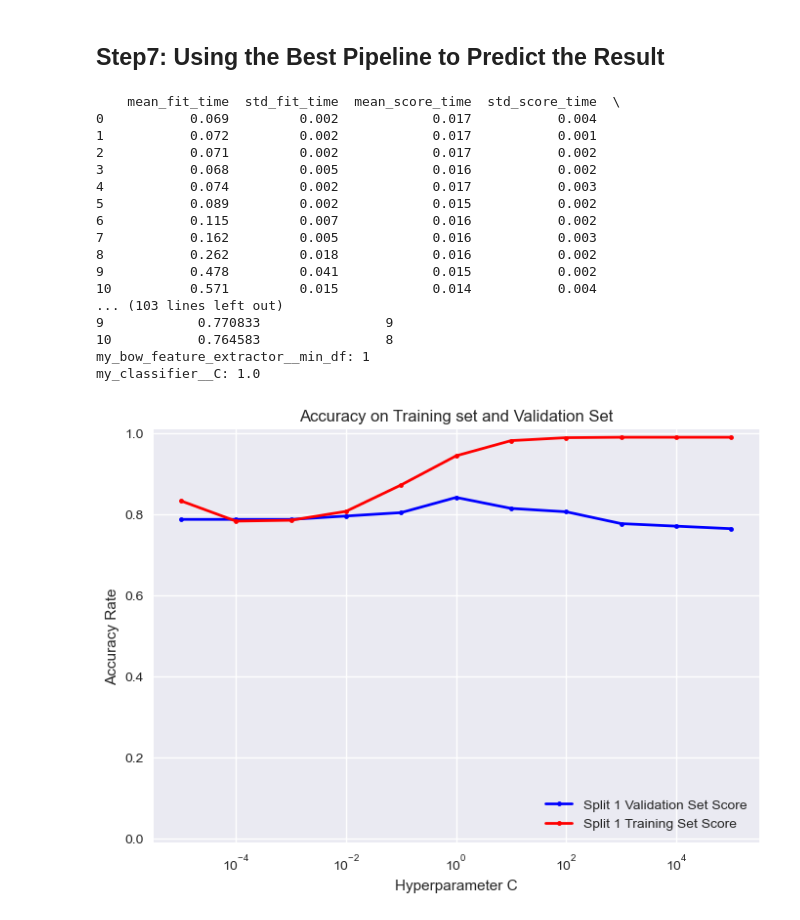
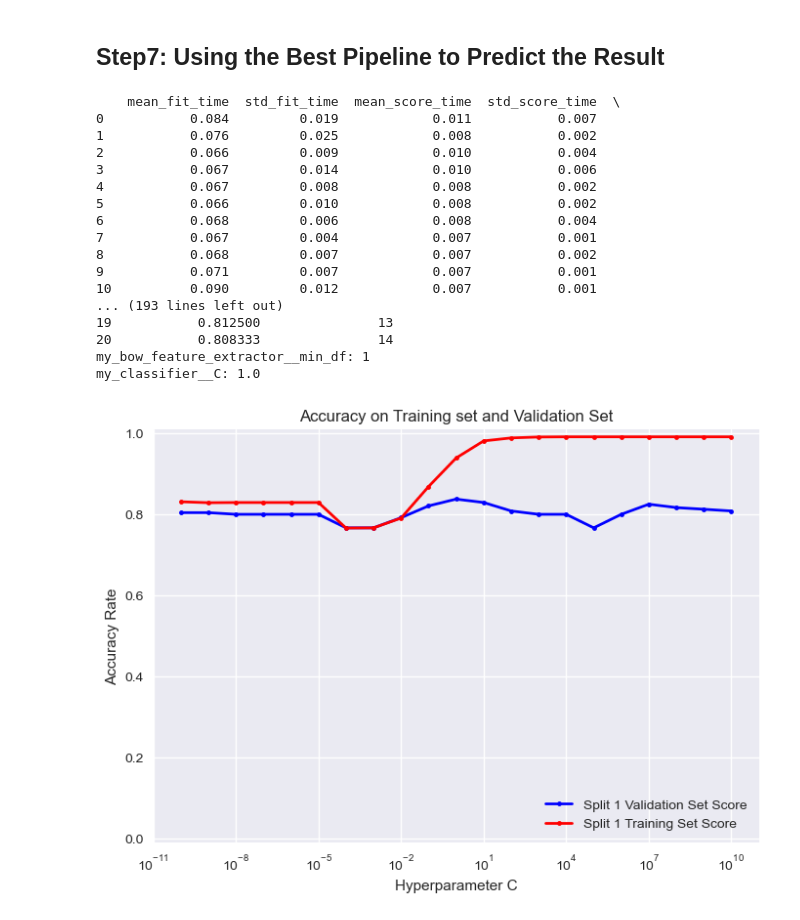
Before and after one commit to shigureTufts/CS135_ProjectA, a Jupyter notebook: wokring_notebook.ipynb, the cells around one changed output. Saved outputs shown, nothing was run; the diff lists cells and outputs as text; code cells hidden in the pictures.

```diff
--- a/wokring_notebook.ipynb
+++ b/wokring_notebook.ipynb
@@ -436,7 +436,7 @@ my_bow_classifier_pipeline_2 = sklearn.pipeline.Pipeline([
 
 my_parameter_grid_by_name_2 = dict()
 my_parameter_grid_by_name_2['my_bow_feature_extractor__min_df'] = [1]
-my_parameter_grid_by_name_2['my_classifier__C'] = np.logspace(-5, 5, 11)
+my_parameter_grid_by_name_2['my_classifier__C'] = np.logspace(-10, 10, 21)
 # my_parameter_grid_by_name_2['my_bow_feature_extractor__max_df'] = [0.5, 0.7, 0.9, 1.0]
 # my_parameter_grid_by_name_2['my_bow_feature_extractor__ngram_range'] = [(1,1), (1,2), (1,3)]
 
@@ -450,7 +450,7 @@ grid_searcher_2 = sklearn.model_selection.GridSearchCV(
     my_bow_classifier_pipeline_2,
     my_parameter_grid_by_name_2,
     scoring='accuracy',
-    cv=5,
+    cv=10,
     refit=False,
     return_train_score=True,
     n_jobs=-1
@@ -475,48 +475,48 @@ plt.plot(gsearch_results_df_2['param_my_classifier__C'], gsearch_results_df_2['s
          '.-', color='r', lw=2, label='Split 1 Training Set Score')
 # plt.plot(gsearch_results_df_2['param_my_classifier__C'], gsearch_results_df_2['split2_test_score'],
 #          '.-', color='y', lw=2, label='Split 3 Validation Set Score')
 # plt.plot(gsearch_results_df_2['param_my_classifier__C'], gsearch_results_df_2['split3_test_score'],
 #          '.-', color='g', lw=2, label='Split 4 Validation Set Score')
 # plt.plot(gsearch_results_df_2['param_my_classifier__C'], gsearch_results_df_2['split4_test_score'],
 #          '.-', color='orange', lw=2, label='Split 5 Validation Set Score')
 # plt.plot(gsearch_results_df_2['param_my_classifier__C'], gsearch_results_df_2['mean_test_score'],
 #          '*-', color='black', lw=2, label='Mean Value of Validation Set Scores')
 
 
 plt.xscale("log")
 
 
 plt.title("Accuracy on Training set and Validation Set");
 plt.xlabel('Hyperparameter C');
 plt.ylabel('Accuracy Rate');
 plt.legend(loc='lower right');
 B = 0.01
 
 
 # plt.xlim([0 - B, 1 + B]);
 plt.ylim([0 - B, 1 + B]);
 
 for param_name in sorted(my_parameter_grid_by_name_2.keys()):
     print("%s: %r" % (param_name, grid_searcher_2.best_params_[param_name]))
 # %% [output]
     mean_fit_time  std_fit_time  mean_score_time  std_score_time  \
-0           0.069         0.002            0.017           0.004
-1           0.072         0.002            0.017           0.001
-2           0.071         0.002            0.017           0.002
-3           0.068         0.005            0.016           0.002
-4           0.074         0.002            0.017           0.003
-5           0.089         0.002            0.015           0.002
-6           0.115         0.007            0.016           0.002
-7           0.162         0.005            0.016           0.003
-8           0.262         0.018            0.016           0.002
-9           0.478         0.041            0.015           0.002
-10          0.571         0.015            0.014           0.004
-... (103 lines left out)
-9            0.770833                9
-10           0.764583                8
+0           0.084         0.019            0.011           0.007
+1           0.076         0.025            0.008           0.002
+2           0.066         0.009            0.010           0.004
+3           0.067         0.014            0.010           0.006
+4           0.067         0.008            0.008           0.002
+5           0.066         0.010            0.008           0.002
+6           0.068         0.006            0.008           0.004
+7           0.067         0.004            0.007           0.001
+8           0.068         0.007            0.007           0.002
+9           0.071         0.007            0.007           0.001
+10          0.090         0.012            0.007           0.001
+... (193 lines left out)
+19           0.812500               13
+20           0.808333               14
 my_bow_feature_extractor__min_df: 1
 my_classifier__C: 1.0
-[figure, old version]
+[figure, new version]
 # %%
 plt.plot(gsearch_results_df_2['param_my_classifier__C'], gsearch_results_df_2['mean_test_score'],
          '.-', color='b', lw=2, label='Mean of Validation Set Scores')
```
Also changed, not shown: parts of 3 cells of this notebook, 2 other files.
